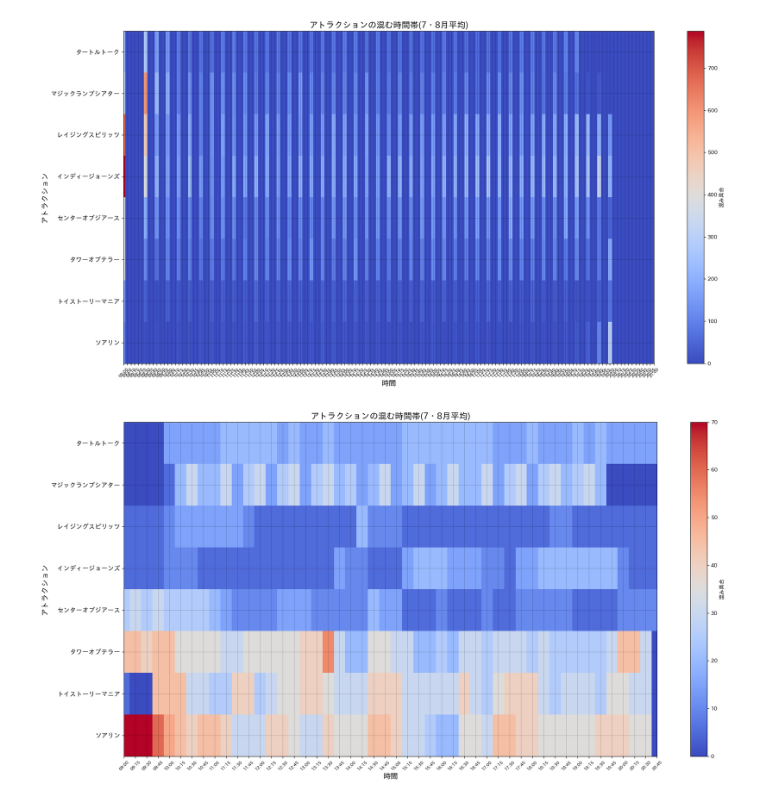
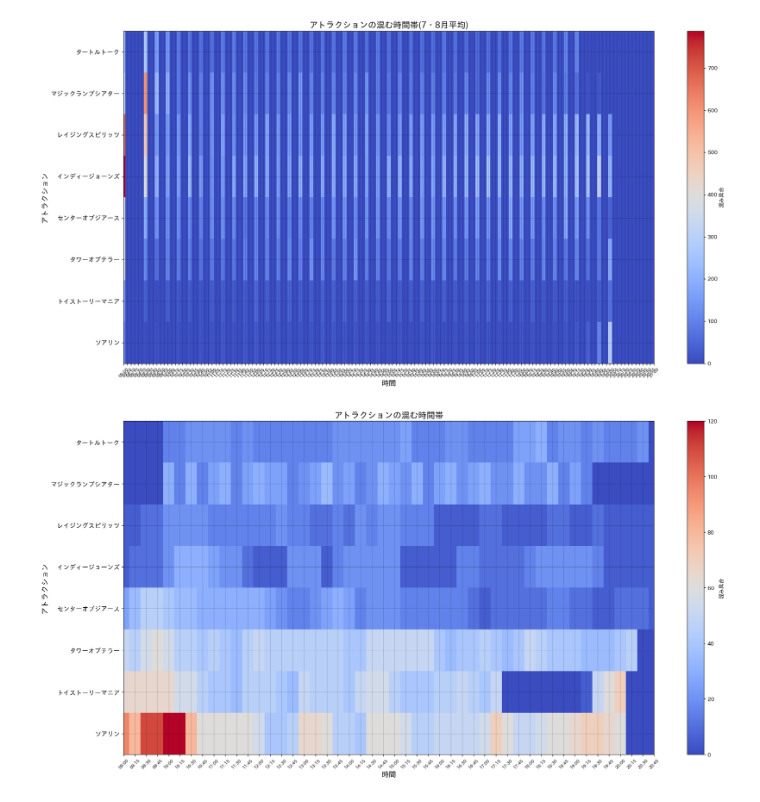
Before and after one commit to kazubokujo-INIAD/myg_r, a Jupyter notebook: view_best_timeschedule.ipynb, the cells around one changed output. Cells and saved outputs as stored; diff of their text form; code cells hidden in the pictures.

```diff
--- a/view_best_timeschedule.ipynb
+++ b/view_best_timeschedule.ipynb
@@ -512,7 +512,7 @@ from matplotlib.colors import Normalize
 plt.rcParams['font.family'] = 'IPAexGothic'
 
 # CSVファイルからデータを読み込む
-csv_file = '2022-07-20_waittime.csv'  # 実際のCSVファイル名に置き換えてください
+csv_file = './waittime_heatmap_csv/2022-07-01_waittime.csv'  # 実際のCSVファイル名に置き換えてください
 df = pd.read_csv(csv_file)  # データフレームの読み込み
 
 # 不要な列を削除する
@@ -534,32 +534,32 @@ cax = plt.imshow(heatmap_data, aspect='auto', cmap='coolwarm', norm=norm, interp
 # y軸の設定 (アトラクション名をy軸ラベルとして使用)
 attractions = ['ソアリン', 'トイストーリーマニア', 'タワーオブテラー', 'センターオブジアース',
                'インディージョーンズ', 'レイジングスピリッツ', 'マジックランプシアター', 'タートルトーク']
 plt.yticks(np.arange(len(attractions)), attractions, fontsize=12)  # フォントサイズを調整
 
 # x軸ラベル設定 (9:00~21:00の15分ごとに設定)
 x_ticks = np.arange(len(df.columns))  # 各列のインデックスをx軸ラベルとして使用
 x_labels = [f"{(int(t) // 60) + 9:02}:{(int(t) % 60):02}" for t in df.columns]  # 9:00から始まる時間
 plt.xticks(x_ticks, x_labels, rotation=45, fontsize=8)
 
 # x軸の範囲を設定 (9:00から21:00)
 plt.xlim(0, len(x_ticks) - 1)
 
 # y軸の範囲を設定
 plt.ylim(-0.5, len(attractions) - 0.5)
 
 # グラフの設定
 plt.grid(color='black', linestyle='-', linewidth=0.5, alpha=0.3)  # グリッドの透明度を設定
 
 plt.xlabel("時間", fontsize=14)
 plt.ylabel("アトラクション", fontsize=14)
-plt.title("アトラクションの混む時間帯(7・8月平均)", fontsize=16)
+plt.title("アトラクションの混む時間帯", fontsize=16)
 
 # カラーバーの追加
 cbar = plt.colorbar(cax, label='混み具合')
 cbar.ax.tick_params(labelsize=10)
 
 # 図を表示
 plt.tight_layout()
 plt.show()
 # %% [output]
-[figure, old version]
+[figure, new version]
```
Also changed, not shown: parts of 2 cells of this notebook, 14 other files.
